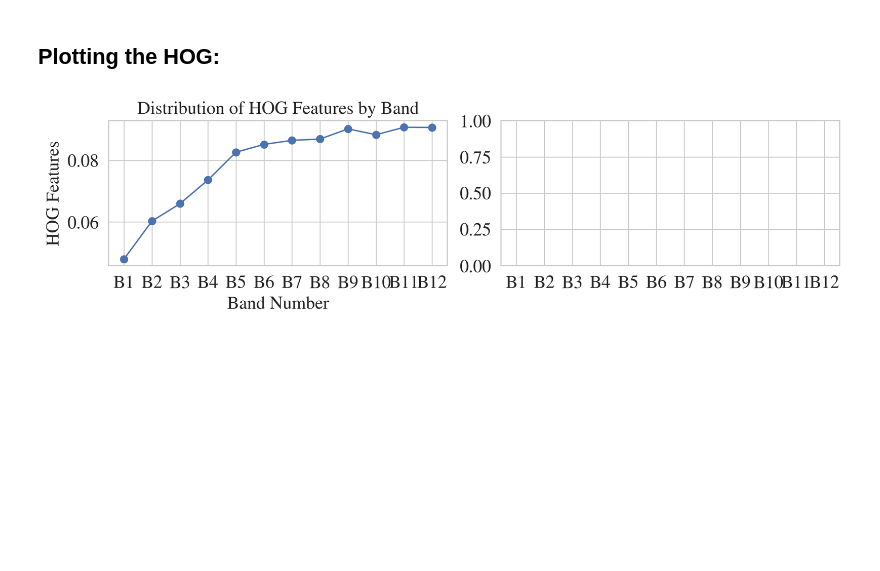
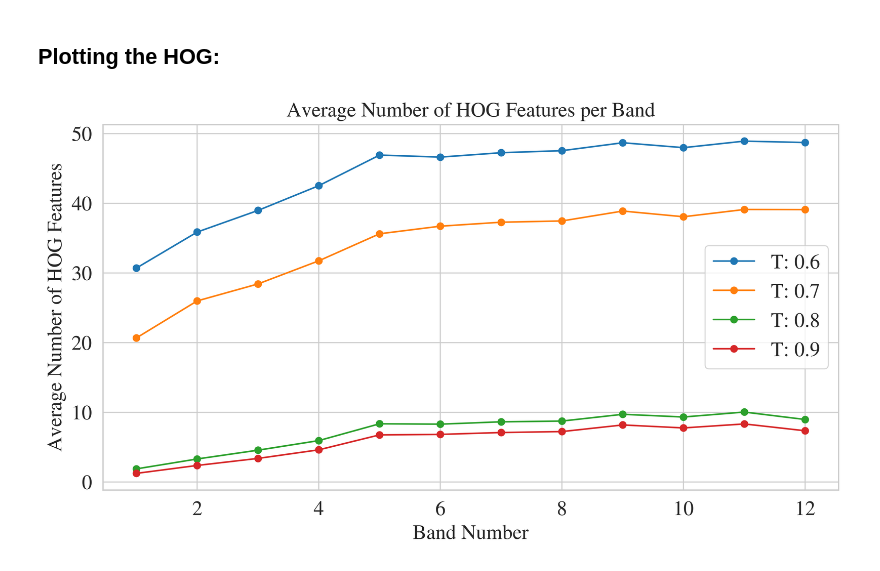
Before and after one commit to sirbastiano/SimpleDet, a Jupyter notebook: studies/xAi_study.ipynb, the cells around one changed output. Saved outputs shown, nothing was run; the diff lists cells and outputs as text; code cells hidden in the pictures; blank space fills up the shorter version.

```diff
--- a/studies/xAi_study.ipynb
+++ b/studies/xAi_study.ipynb
@@ -150,7 +150,7 @@ for sel_band in range(1,13,1):
     array_in_band[sel_band] = image_array
 
 # Set the threshold value
-threshold_value = 0.8
+threshold_value = 0.6
 
 # Plot all bands and their HOG features
 plot_bands_and_hog(array_in_band, threshold_value)
@@ -159,9 +159,10 @@ plot_bands_and_hog(array_in_band, threshold_value)
 # %% [markdown]
 #### Computating Hog Features for All:
 # %%
-band_num_hog, stemToHog = process_images(B, threshold_value)
-pd.to_pickle(band_num_hog, f'band_num_hog_{threshold_value}.pkl')
-pd.to_pickle(stemToHog, f'stemToHog_{threshold_value}.pkl')
+for threshold_value in [0.5, 0.75, 0.8, 0.9]:
+    band_num_hog, stemToHog = process_images(B, threshold_value)
+    pd.to_pickle(band_num_hog, f'hog_results/band_num_hog_{threshold_value}.pkl')
+    pd.to_pickle(stemToHog, f'hog_results/stemToHog_{threshold_value}.pkl')
 # %% [output]
 Error processing /Data_large/marine/PythonProjects/MMDET/studies/crops/B1/ASH_L0_08109_20190212_MultiLayer_mask_OK/145_461_-10_-9___nan.npy: index 0 is out of bounds for axis 0 with size 0
 Error processing /Data_large/marine/PythonProjects/MMDET/studies/crops/B2/ASH_L0_08109_20190212_MultiLayer_mask_OK/145_461_-10_-9___nan.npy: index 0 is out of bounds for axis 0 with size 0
@@ -216,20 +314,35 @@ Error processing /Data_large/marine/PythonProjects/MMDET/studies/crops/B12/ASH_L
 # %%
 from pathlib import Path
 import os
 import numpy as np
 import pandas as pd
+import matplotlib.pyplot as plt
 
 from style import set_style
 
+
+
 set_style(scale_factor=1.2)
-threshold_value = 0.7
-band_num_hog = pd.read_pickle(f'hog/band_num_hog_{threshold_value}.pkl')
-# pd.to_pickle(stemToHog, f'stemToHog_{threshold_value}.pkl')
 
-# Example usage
-plot_hog_n_noise(band_num_hog)
+plt.figure(figsize=(10,5))
+
+
+
+for threshold_value in [0.6, 0.7, 0.8, 0.9]:
+    band_num_hog = pd.read_pickle(f'hog_results/band_num_hog_{threshold_value}.pkl')
+    df = pd.DataFrame(band_num_hog)
+    # calculate average number of HOG features per band in df
+    avgs = [df[i].mean() for i in range(1,13)]
+
+    plt.plot(range(1,13), avgs, marker='o', label=f'T: {threshold_value}')
+    plt.xlabel('Band Number')
+    plt.ylabel('Average Number of HOG Features')
+    plt.title('Average Number of HOG Features per Band')
+    plt.legend()
+
+plt.show()
 # %% [output]
-[figure, old version]
+[figure, new version]
 # %%
 # threshold_value = 0.75
 # band_num_hog = pd.read_pickle(f'band_num_hog_{threshold_value}.pkl')
```
Also changed, not shown: parts of 2 cells of this notebook, 12 other files.
